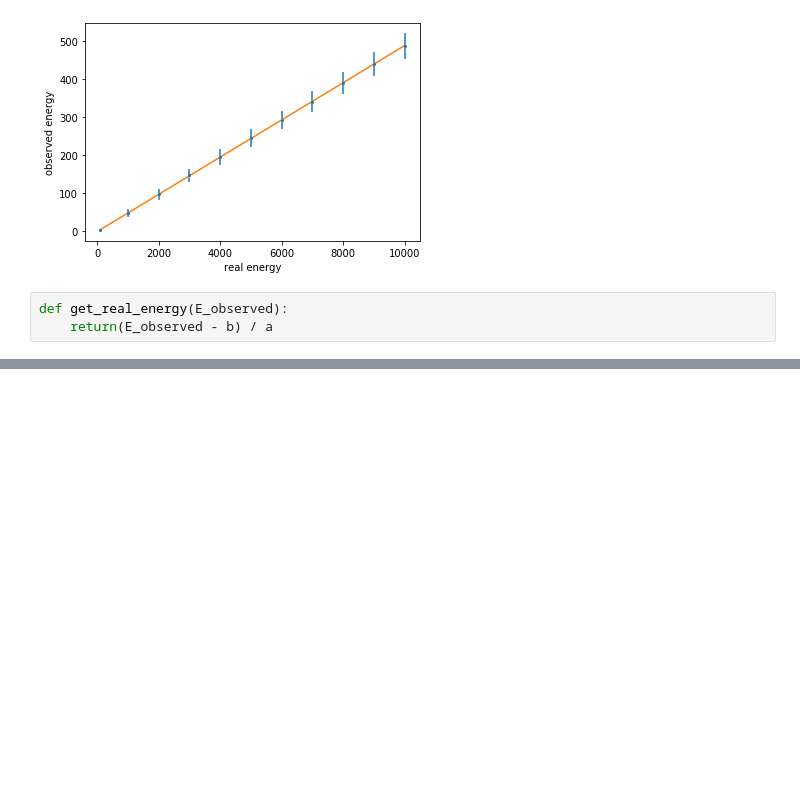
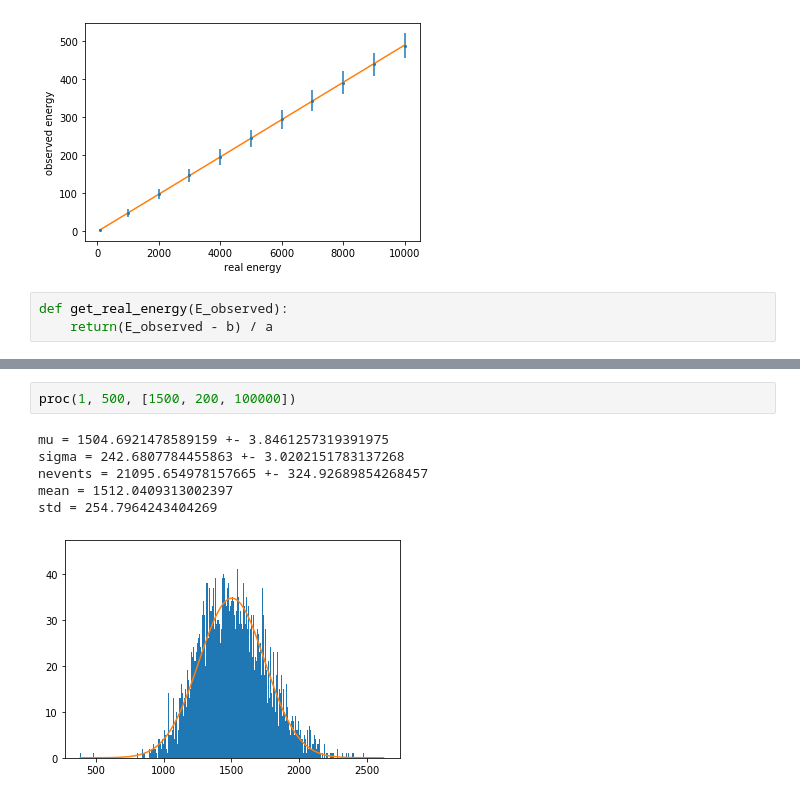
Before and after one commit to loooj58/detector, a Jupyter notebook: proc.ipynb, the cells around one changed output, grey strips where cells are left out. Cells and saved outputs as stored; diff of their text form; blank space fills up the shorter version.

```diff
--- a/proc.ipynb
+++ b/proc.ipynb
@@ -219,0 +117,9 @@ sigma = 672.0704694838251 +- 14.212062044861845
+# %%
+proc(1, 500, [1500, 200, 100000])
+# %% [output]
+mu = 1504.6921478589159 +- 3.8461257319391975
+sigma = 242.6807784455863 +- 3.0202151783137268
+nevents = 21095.654978157665 +- 324.92689854268457
+mean = 1512.0409313002397
+std = 254.7964243404269
+[figure, added]
```
Also changed, not shown: parts of 28 cells of this notebook, 19 other files.
